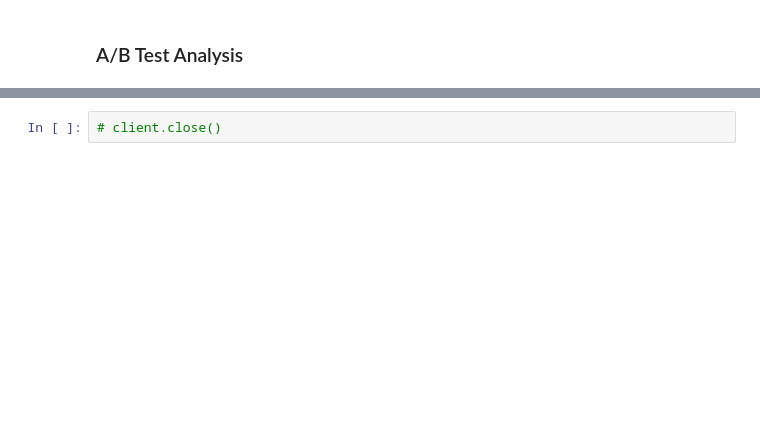
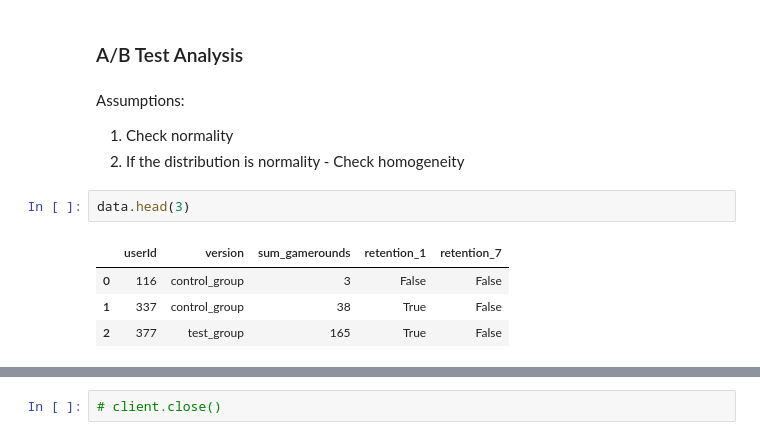
Before and after one commit to hayuntal/CookieCats_AB_Testing, a Jupyter notebook: src/main.ipynb, the cells around one changed output, grey strips where cells are left out. Drawn from its saved outputs; the diff is of its cells as text; blank space fills up the shorter version.

```diff
--- a/src/main.ipynb
+++ b/src/main.ipynb
@@ -367,2 +416,14 @@ This change is minimal, yet even slight variations in retention rates can signif
 # %% [markdown]
 ### A/B Test Analysis
+# %% [markdown]
+ Assumptions:
+
+1) Check normality
+2) If the distribution is normality - Check homogeneity
+# %%
+data.head(3)
+# %% [output]
+|  | userId | version | sum_gamerounds | retention_1 | retention_7 |
+| 0 | 116 | control_group | 3 | False | False |
+| 1 | 337 | control_group | 38 | True | False |
+| 2 | 377 | test_group | 165 | True | False |
```
Also changed, not shown: parts of 12 cells of this notebook.
